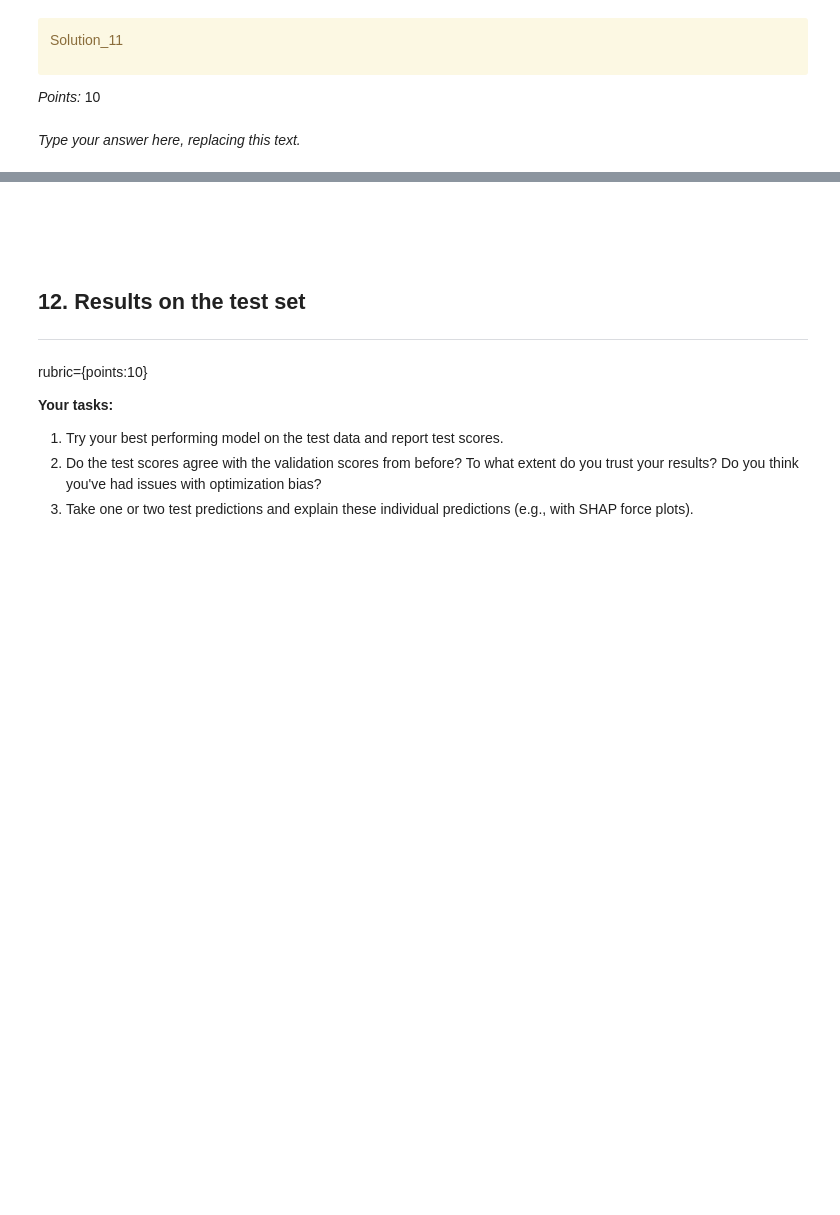
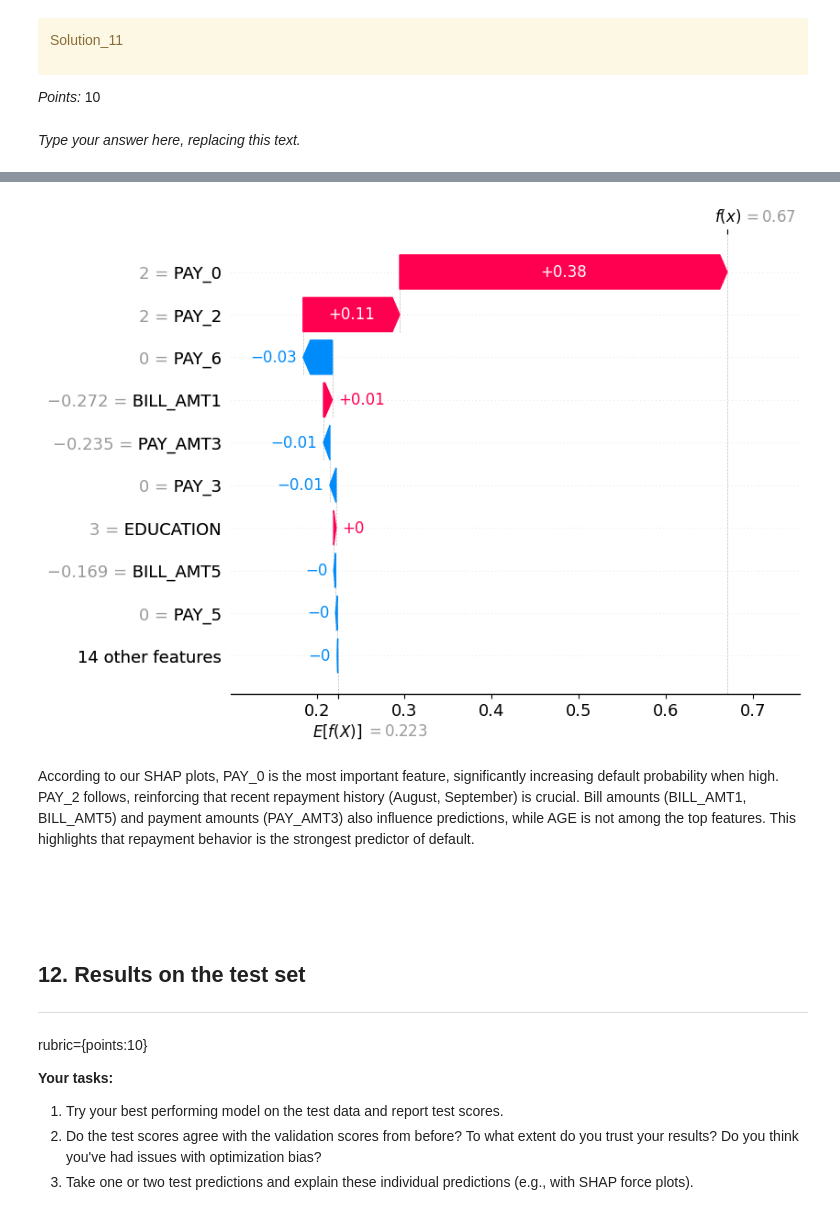
Before and after one commit to Felixxitran/cpsc330_hw5, a Jupyter notebook: hw5.ipynb, the cells around one changed output, grey strips where cells are left out. Saved outputs shown, nothing was run; the diff lists cells and outputs as text; code cells hidden in the pictures; blank space fills up the shorter version.

```diff
--- a/hw5.ipynb
+++ b/hw5.ipynb
@@ -1255,3 +1297,20 @@ NameError: name 'pipe_rf' is not defined
+# %%
+instance_index = 15 #y =1
+class_index = 1
+
+shap_values = train_shap_values[instance_index, :, class_index]
+
+
+explanation = shap.Explanation(values=shap_values,
+                               base_values=explainer.expected_value[class_index],  # Replace with expected value
+                               feature_names=column_names)  # Replace with actual feature names
+
+# Plot waterfall
+shap.plots.waterfall(explanation)
+# %% [output]
+[figure, added]
+# %% [markdown]
+According to our SHAP plots, PAY_0 is the most important feature, significantly increasing default probability when high. PAY_2 follows, reinforcing that recent repayment history (August, September) is crucial. Bill amounts (BILL_AMT1, BILL_AMT5) and payment amounts (PAY_AMT3) also influence predictions, while AGE is not among the top features. This highlights that repayment behavior is the strongest predictor of default.
 # %% [markdown]
 <!-- END QUESTION -->
 
```
Also changed, not shown: parts of 69 cells of this notebook, 1 other file.
